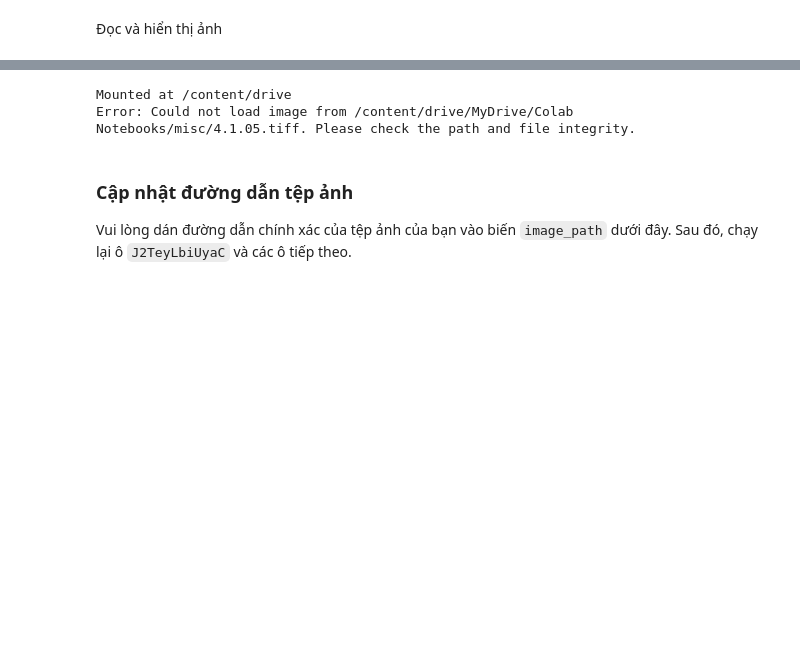
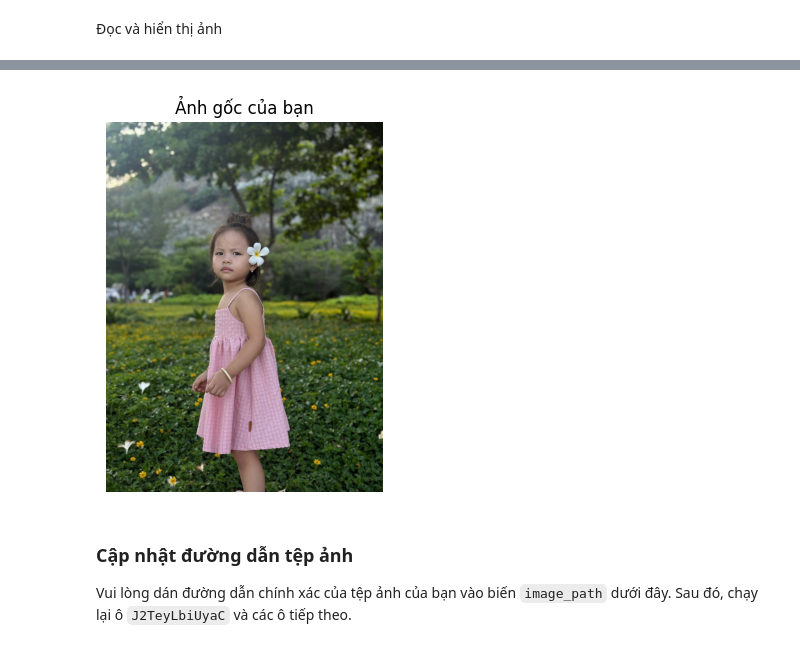
Before and after one commit to phuongmiendong-beep/xla.bvu.phamminhphuong, a Jupyter notebook: bt_xu_ly_anh.ipynb, the cells around one changed output, grey strips where cells are left out. Drawn from its saved outputs; the diff is of its cells as text; code cells hidden in the pictures; blank space fills up the shorter version.

```diff
--- a/bt_xu_ly_anh.ipynb
+++ b/bt_xu_ly_anh.ipynb
@@ -10,36 +10,27 @@ Mounted at /content/drive
-# %%
-import cv2
-import matplotlib.pyplot as plt
-
-# Mount Google Drive
-from google.colab import drive
-drive.mount('/content/drive')
-
-# Đường dẫn tới file ảnh trong Drive
-image_path = '/content/drive/MyDrive/Colab Notebooks/misc/4.1.05.tiff'
-
-# Đọc ảnh bằng OpenCV
-img = cv2.imread(image_path, cv2.IMREAD_COLOR)
-
-# Check if image was loaded successfully
-if img is None:
-    print(f"Error: Could not load image from {image_path}. Please check the path and file integrity.")
-else:
-    # Hiển thị ảnh (chuyển sang RGB để màu chuẩn)
-    plt.imshow(cv2.cvtColor(img, cv2.COLOR_BGR2RGB))
-    #cv2.cvtColor: Dùng để chuyển đổi hệ màu của ảnh
-    #plt.imshow() Là hàm hiển thị ảnh trong matplotlib. Nhận một mảng số (numpy array) và hiển thị như hình ảnh. Mặc định coi dữ liệu ảnh theo hệ màu RGB.
-    # plt.imshow(img) # có thể bị lệch màu
-    plt.axis("off")
-    plt.show()
-
-### Giải thích:
-#- `cv2.cvtColor`: chuyển đổi hệ màu của ảnh (BGR → RGB, BGR → Gray, v.v.)
-#- `plt.imshow`: hiển thị ảnh trong notebook. Mặc định matplotlib dùng RGB.
-#- Vì OpenCV đọc ảnh theo BGR nên cần đổi sang RGB để hiển thị đúng màu.
-# %% [output]
-Mounted at /content/drive
-Error: Could not load image from /content/drive/MyDrive/Colab Notebooks/misc/4.1.05.tiff. Please check the path and file integrity.
+# %%
+import cv2
+import matplotlib.pyplot as plt
+from google.colab import drive
+import os
+
+# Mount Google Drive
+if not os.path.exists('/content/drive'):
+    drive.mount('/content/drive')
+
+# Đọc ảnh bằng OpenCV (Sử dụng image_path đã được cập nhật ở trên)
+img = cv2.imread(image_path, cv2.IMREAD_COLOR)
+
+# Kiểm tra xem ảnh có tải thành công không
+if img is None:
+    print(f"Lỗi: Không thể tải ảnh từ: {image_path}")
+else:
+    # Hiển thị ảnh (chuyển sang RGB để màu chuẩn)
+    plt.imshow(cv2.cvtColor(img, cv2.COLOR_BGR2RGB))
+    plt.title("Ảnh gốc của bạn")
+    plt.axis("off")
+    plt.show()
+# %% [output]
+[figure, added]
 # %% [markdown]
 ### Cập nhật đường dẫn tệp ảnh
 
```
Also changed, not shown: parts of 4 cells of this notebook.
